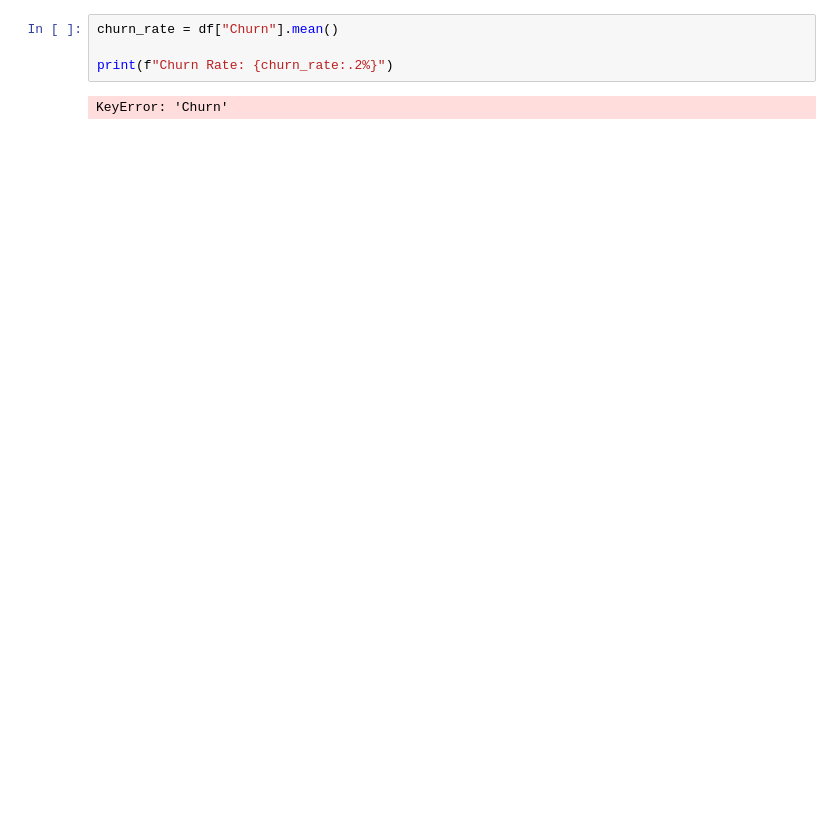
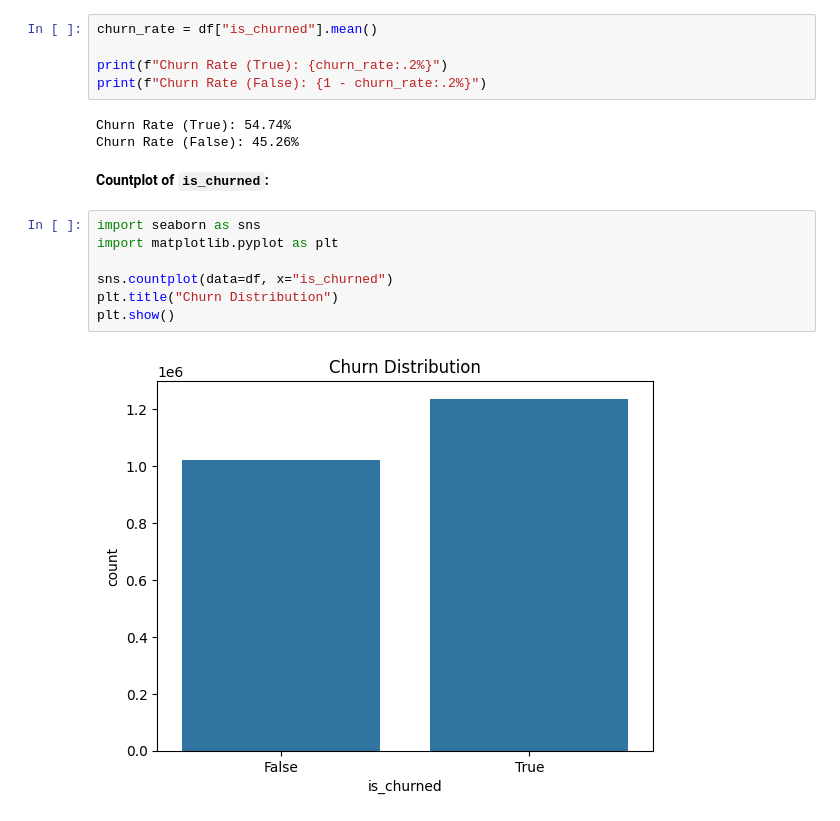
Before and after one commit to bardo172/loan-churn-analysis, a Jupyter notebook: notebooks/02_churn_analysis.ipynb, the cells around one changed output. Drawn from its saved outputs; the diff is of its cells as text; blank space fills up the shorter version.

Commit message:
Update churn analysis notebook

```diff
--- a/notebooks/02_churn_analysis.ipynb
+++ b/notebooks/02_churn_analysis.ipynb
@@ -13,6 +25,20 @@ df = pd.read_csv("../data/processed/loan_churn_v1.csv")
 # %%
-churn_rate = df["Churn"].mean()
+churn_rate = df["is_churned"].mean()
 
-print(f"Churn Rate: {churn_rate:.2%}")
+print(f"Churn Rate (True): {churn_rate:.2%}")
+print(f"Churn Rate (False): {1 - churn_rate:.2%}")
 # %% [output]
-KeyError: 'Churn'
+Churn Rate (True): 54.74%
+Churn Rate (False): 45.26%
+# %% [markdown]
+
+**Countplot of `is_churned`:**
+# %%
+import seaborn as sns
+import matplotlib.pyplot as plt
+
+sns.countplot(data=df, x="is_churned")
+plt.title("Churn Distribution")
+plt.show()
+# %% [output]
+[figure, added]
```
Also changed, not shown: parts of 9 cells of this notebook.
